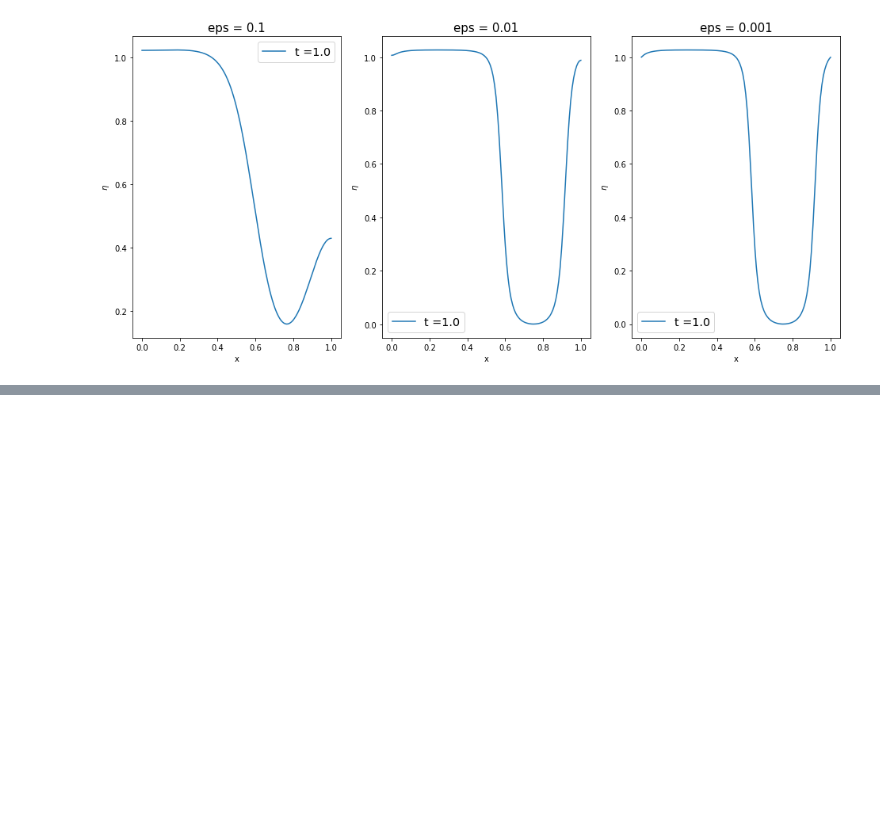
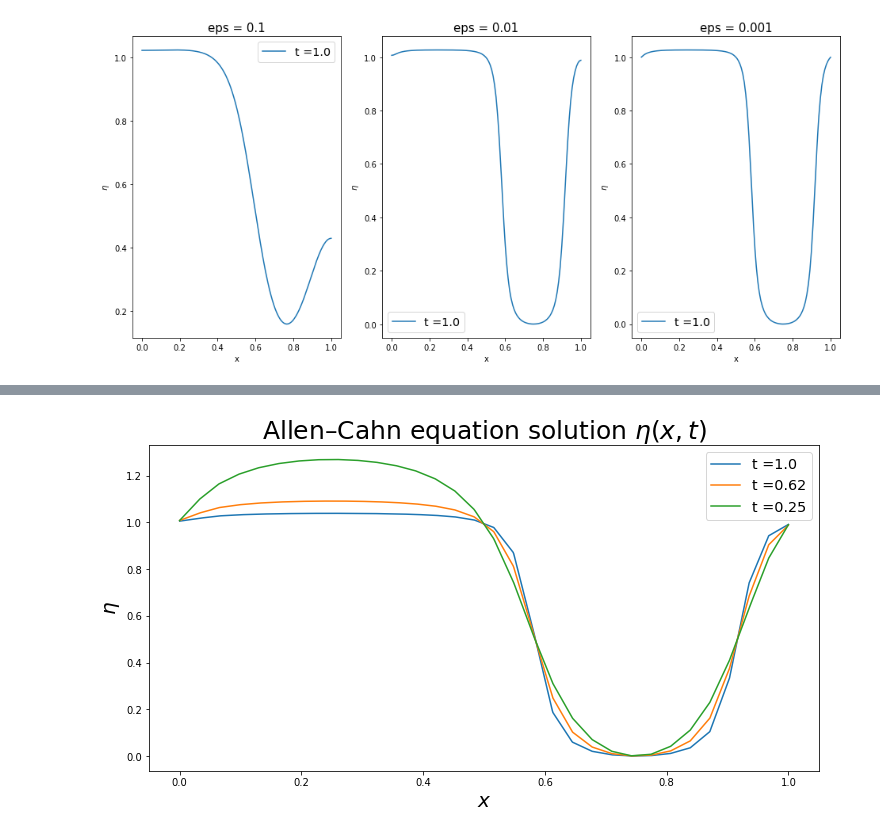
Before and after one commit to RobertoCorti/P1.4_seed, a Jupyter notebook: final_project/final_project_2019-2020.ipynb, the cells around one changed output, grey strips where cells are left out. Cells and saved outputs as stored; diff of their text form; code cells hidden in the pictures; blank space fills up the shorter version.

```diff
--- a/final_project/final_project_2019-2020.ipynb
+++ b/final_project/final_project_2019-2020.ipynb
@@ -381,0 +403,8 @@ dt = 0.03125, degree = 1, ndofs = 128
+# %%
+figure(figsize=(12,6))
+
+eta, basis = solve_allen_cahan_non_linear(eta_0, eps=0.01, dt=.03125, ndofs=32, degree=1)
+
+_= plot_solution(eta, basis, 12, 1025)
+# %% [output]
+[figure, added]
```
Also changed, not shown: parts of 29 cells of this notebook.
